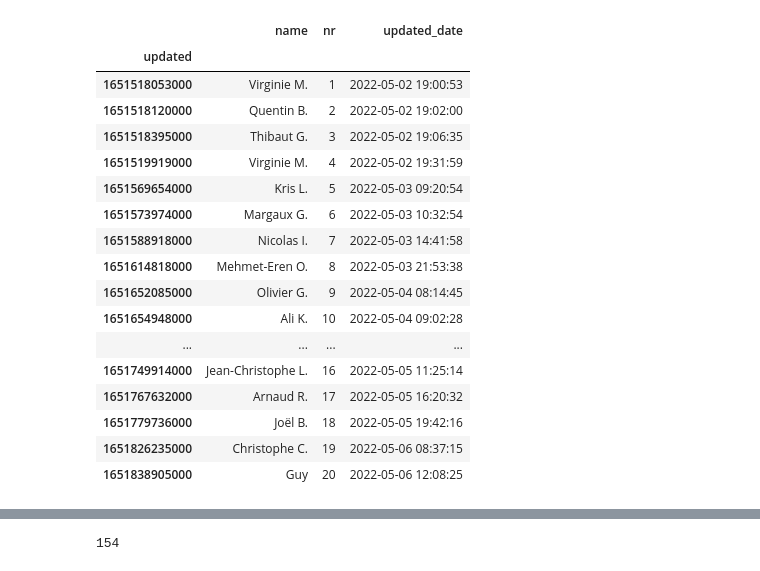
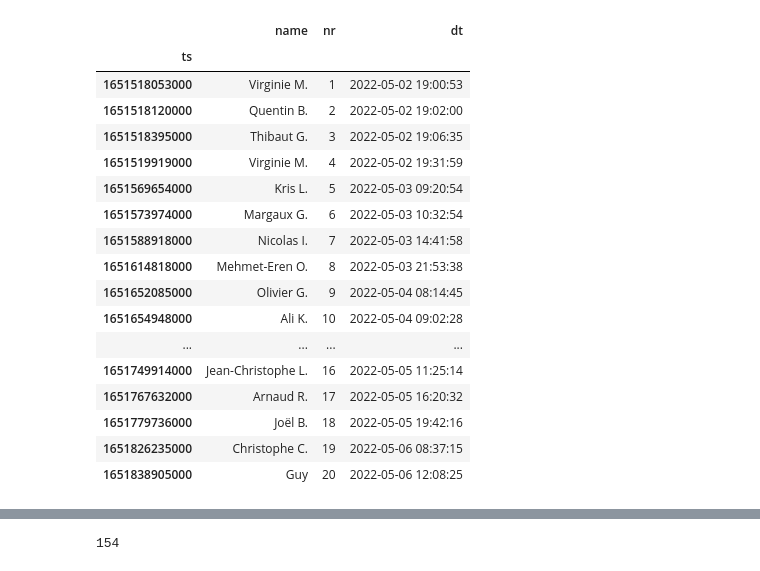
Before and after one commit to Thib-G/meetup-attendees, a Jupyter notebook: meetup.ipynb, the cells around one changed output, grey strips where cells are left out. Saved outputs shown, nothing was run; the diff lists cells and outputs as text; code cells hidden in the pictures.

```diff
--- a/meetup.ipynb
+++ b/meetup.ipynb
@@ -14,7 +14,7 @@ attendees = data['responses'][0]['value']
 # %%
 lst = [
     {
-        'updated': item['updated'],
+        'ts': item['updated'],
         'name': item['member']['name'],
     }
     for item in attendees
@@ -22,16 +22,16 @@ lst = [
 # %%
 df = pd.DataFrame.from_dict(lst)
 df = df\
-    .sort_values(by='updated', ascending=True)\
+    .sort_values(by='ts', ascending=True)\
     .reset_index()
 df['nr'] = df.index + 1
-df['updated_date'] = pd.to_datetime(df['updated'], unit='ms')
-df.set_index('updated', inplace=True)
+df['dt'] = pd.to_datetime(df['ts'], unit='ms')
+df.set_index('ts', inplace=True)
 del df['index']
 df
 # %% [output]
-|  | name | nr | updated_date |
-| updated |  |  |  |
+|  | name | nr | dt |
+| ts |  |  |  |
 | 1651518053000 | Virginie M. | 1 | 2022-05-02 19:00:53 |
 | 1651518120000 | Quentin B. | 2 | 2022-05-02 19:02:00 |
 | 1651518395000 | Thibaut G. | 3 | 2022-05-02 19:06:35 |
```
Also changed, not shown: parts of 5 cells of this notebook.
